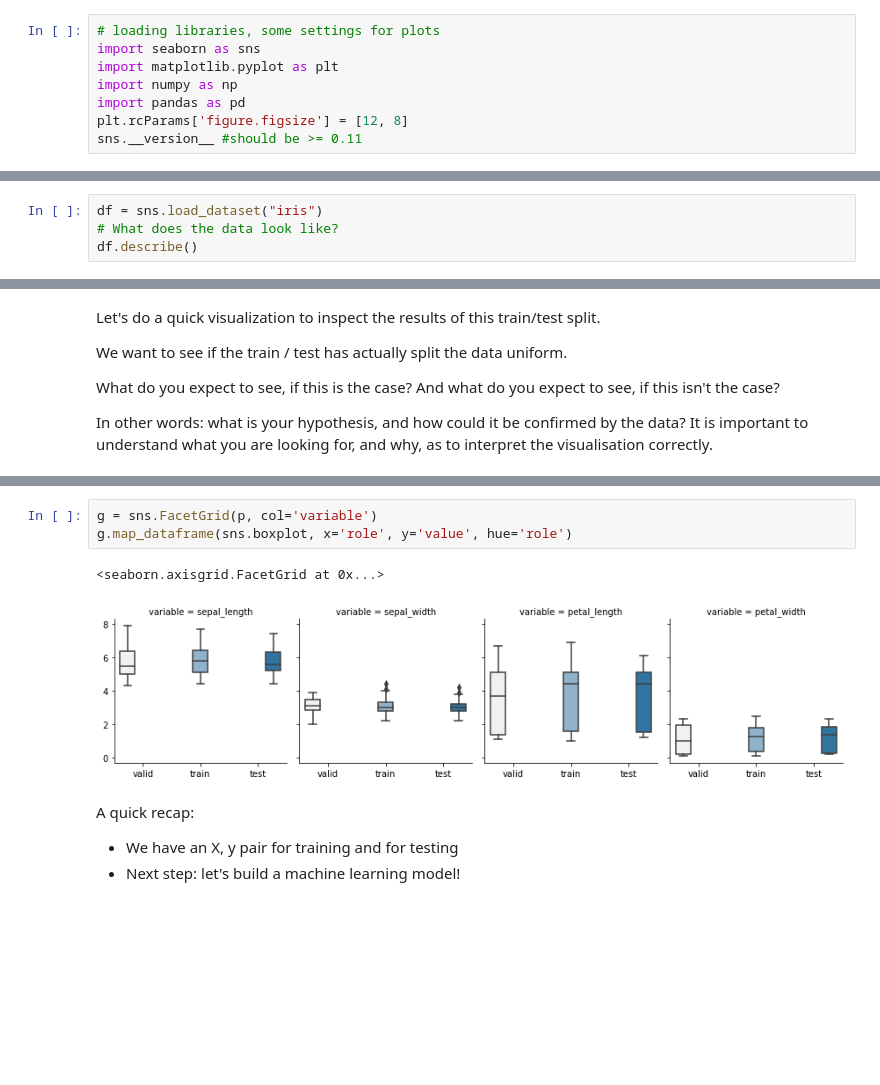
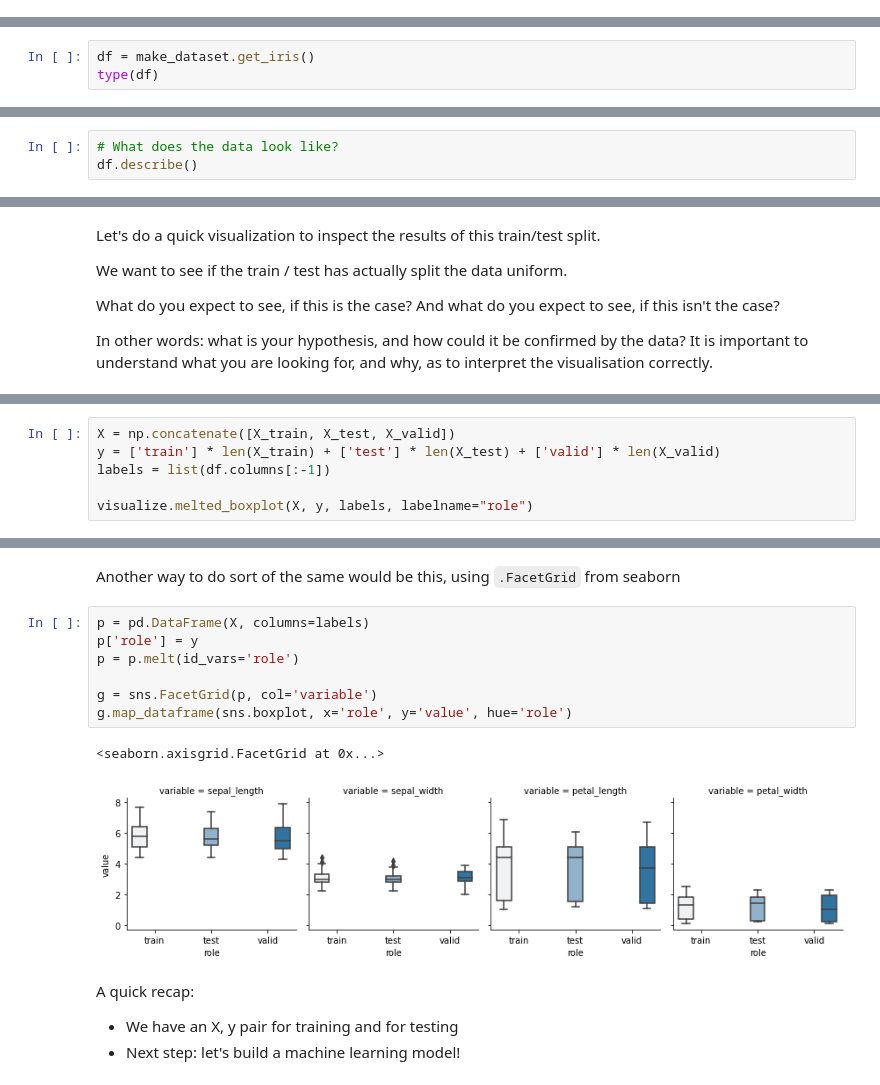
Before and after one commit to Lenkus1/ml-21, a Jupyter notebook: 1-pipelines/notebooks/lesson1.ipynb, the cells around one changed output, grey strips where cells are left out. Saved outputs shown, nothing was run; the diff lists cells and outputs as text; blank space fills up the shorter version.

```diff
--- a/1-pipelines/notebooks/lesson1.ipynb
+++ b/1-pipelines/notebooks/lesson1.ipynb
@@ -24,11 +32,3 @@ Each Machine Learning algorithm makes its own **assumptions about the shape and
 ## SECTION A
 
 For this example we will use the Iris data set. This is a widely used dataset in tutorials and contains measurements of flower sizes of 3 different species of Iris flowers. Our **goal is to classify each flower to the species it belongs to** (the `label`), based on these measurements.
-# %%
-# loading libraries, some settings for plots
-import seaborn as sns
-import matplotlib.pyplot as plt
-import numpy as np
-import pandas as pd
-plt.rcParams['figure.figsize'] = [12, 8]
-sns.__version__ #should be >= 0.11
@@ -36,0 +57,3 @@ sns.__version__ #should be >= 0.11
+# %%
+df = make_dataset.get_iris()
+type(df)
@@ -37,5 +65,4 @@ sns.__version__ #should be >= 0.11
 # %%
-df = sns.load_dataset("iris")
 # What does the data look like?
 df.describe()
 # %% [output]
@@ -248,0 +303,6 @@ sns.boxplot(data = p, x = 'variable', y='value', hue='role')
+# %%
+X = np.concatenate([X_train, X_test, X_valid])
+y = ['train'] * len(X_train) + ['test'] * len(X_test) + ['valid'] * len(X_valid)
+labels = list(df.columns[:-1])
+
+visualize.melted_boxplot(X, y, labels, labelname="role")
@@ -249,9 +311,15 @@ sns.boxplot(data = p, x = 'variable', y='value', hue='role')
+# %% [markdown]
+Another way to do sort of the same would be this, using `.FacetGrid` from seaborn
 # %%
+p = pd.DataFrame(X, columns=labels)
+p['role'] = y
+p = p.melt(id_vars='role')
+
 g = sns.FacetGrid(p, col='variable')
 g.map_dataframe(sns.boxplot, x='role', y='value', hue='role')
 # %% [output]
 <seaborn.axisgrid.FacetGrid at 0x...>
-[figure, old version]
+[figure, new version]
 # %% [markdown]
 A quick recap:
 
```
Also changed, not shown: parts of 31 cells of this notebook.
